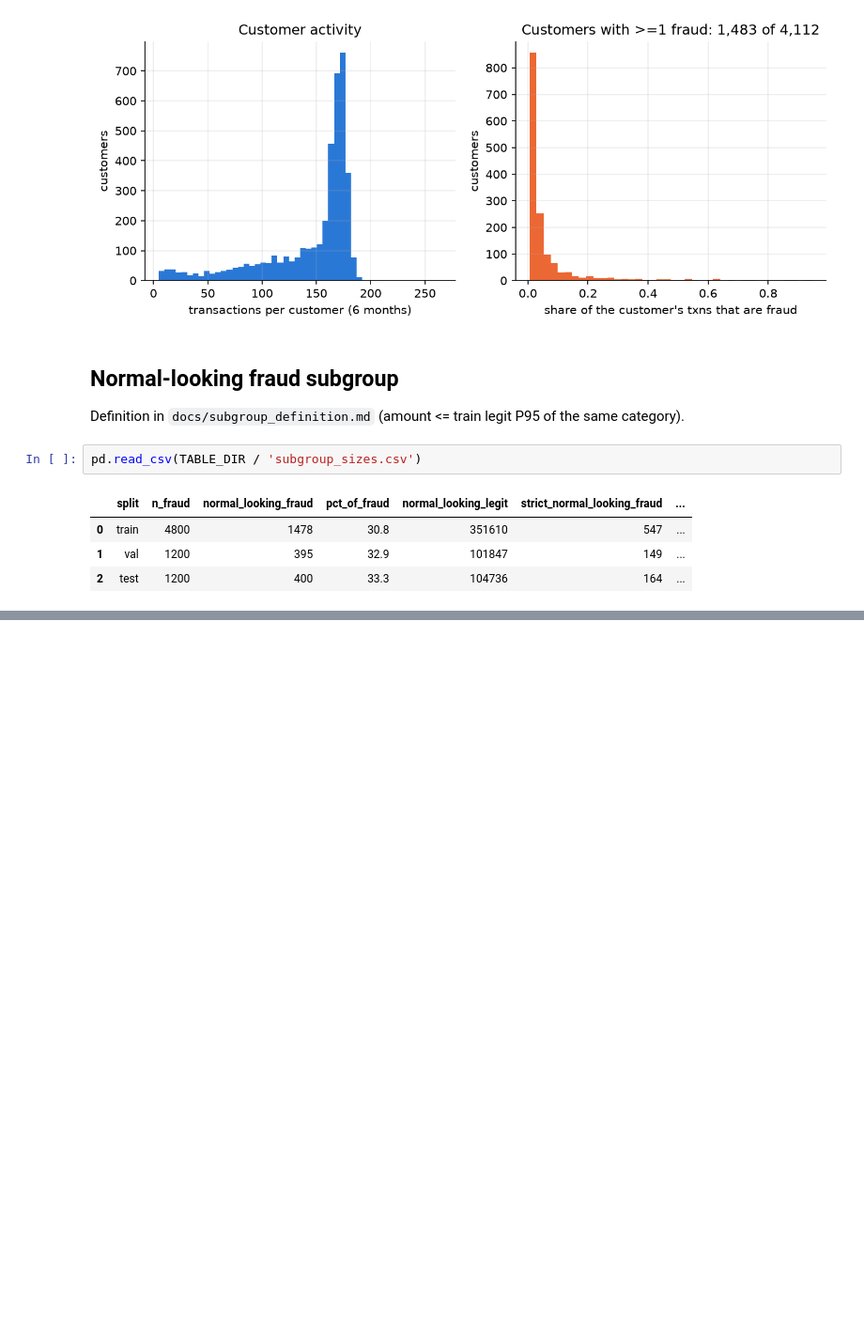
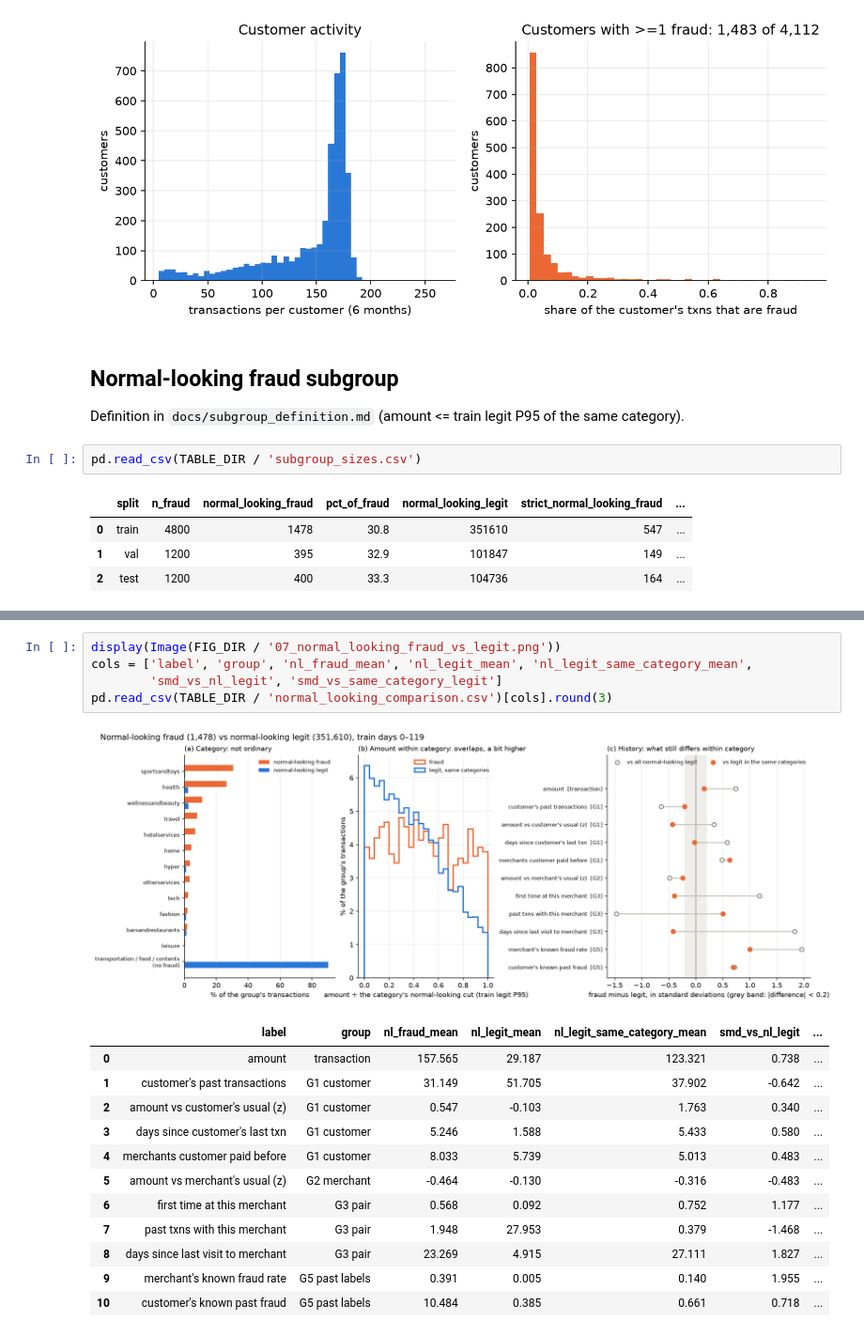
Before and after one commit to davidchanwz/bt4012-fraud-detection, a Jupyter notebook: notebooks/01_eda.ipynb, the cells around one changed output, grey strips where cells are left out. Shown at 94% size. Cells and saved outputs as stored; diff of their text form; blank space fills up the shorter version.

```diff
--- a/notebooks/01_eda.ipynb
+++ b/notebooks/01_eda.ipynb
@@ -125,0 +137,19 @@ pd.read_csv(TABLE_DIR / 'subgroup_sizes.csv')
+# %%
+display(Image(FIG_DIR / '07_normal_looking_fraud_vs_legit.png'))
+cols = ['label', 'group', 'nl_fraud_mean', 'nl_legit_mean', 'nl_legit_same_category_mean',
+        'smd_vs_nl_legit', 'smd_vs_same_category_legit']
+pd.read_csv(TABLE_DIR / 'normal_looking_comparison.csv')[cols].round(3)
+# %% [output]
+[figure, added]
+|  | label | group | nl_fraud_mean | nl_legit_mean | nl_legit_same_category_mean | smd_vs_nl_legit | ... |
+| 0 | amount | transaction | 157.565 | 29.187 | 123.321 | 0.738 | ... |
+| 1 | customer's past transactions | G1 customer | 31.149 | 51.705 | 37.902 | -0.642 | ... |
+| 2 | amount vs customer's usual (z) | G1 customer | 0.547 | -0.103 | 1.763 | 0.340 | ... |
+| 3 | days since customer's last txn | G1 customer | 5.246 | 1.588 | 5.433 | 0.580 | ... |
+| 4 | merchants customer paid before | G1 customer | 8.033 | 5.739 | 5.013 | 0.483 | ... |
+| 5 | amount vs merchant's usual (z) | G2 merchant | -0.464 | -0.130 | -0.316 | -0.483 | ... |
+| 6 | first time at this merchant | G3 pair | 0.568 | 0.092 | 0.752 | 1.177 | ... |
+| 7 | past txns with this merchant | G3 pair | 1.948 | 27.953 | 0.379 | -1.468 | ... |
+| 8 | days since last visit to merchant | G3 pair | 23.269 | 4.915 | 27.111 | 1.827 | ... |
+| 9 | merchant's known fraud rate | G5 past labels | 0.391 | 0.005 | 0.140 | 1.955 | ... |
+| 10 | customer's known past fraud | G5 past labels | 10.484 | 0.385 | 0.661 | 0.718 | ... |
```
Also changed, not shown: parts of 1 cell of this notebook, 8 other files.
